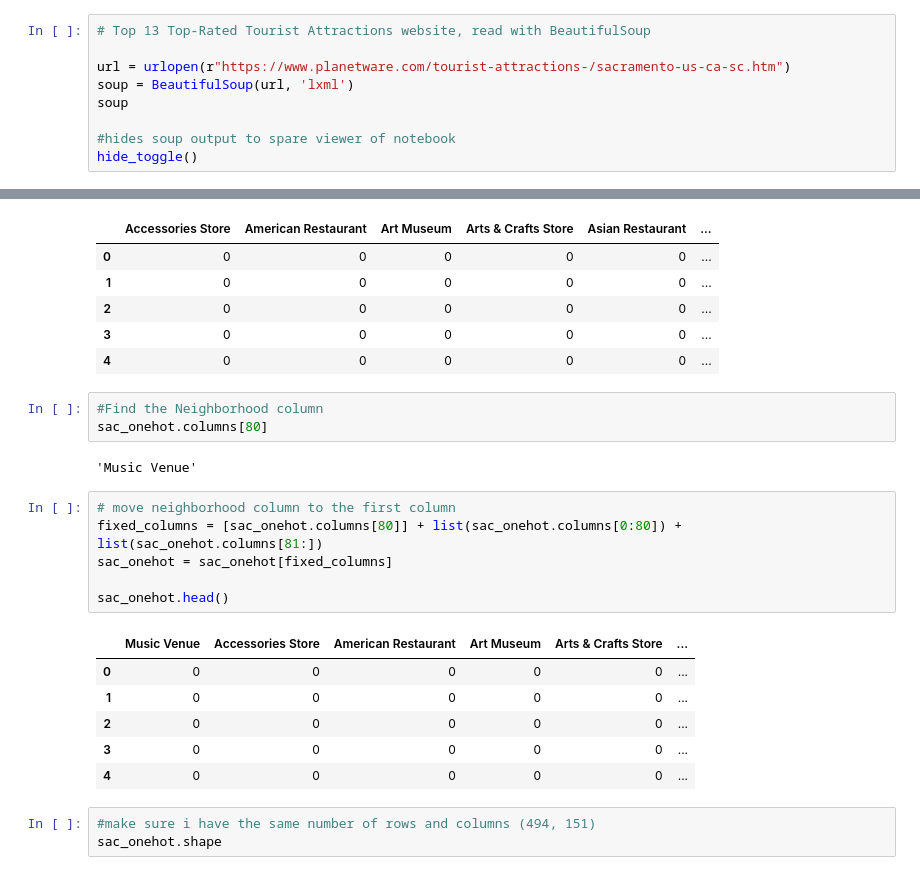
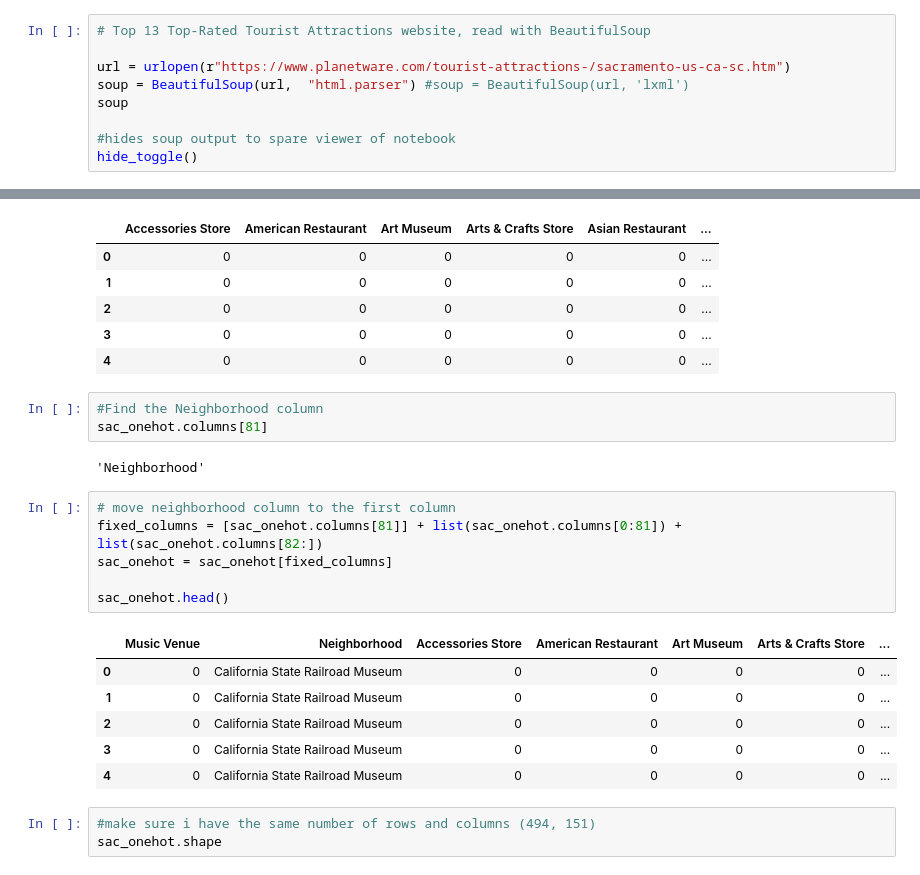
Before and after one commit to mkchrist/Coursera_Capstone, a Jupyter notebook: Week 5 Assignment: Battle of the Neighborhoods.ipynb, the cells around one changed output, grey strips where cells are left out. Drawn from its saved outputs; the diff is of its cells as text.

```diff
--- a/Week 5 Assignment: Battle of the Neighborhoods.ipynb
+++ b/Week 5 Assignment: Battle of the Neighborhoods.ipynb
@@ -104,7 +109,7 @@ hide_toggle()
 # Top 13 Top-Rated Tourist Attractions website, read with BeautifulSoup
 
 url = urlopen(r"https://www.planetware.com/tourist-attractions-/sacramento-us-ca-sc.htm")
-soup = BeautifulSoup(url, 'lxml')
+soup = BeautifulSoup(url,  "html.parser") #soup = BeautifulSoup(url, 'lxml')
 soup
 
 #hides soup output to spare viewer of notebook
@@ -425,22 +430,22 @@ sac_onehot.head()
 | 4 | 0 | 0 | 0 | 0 | 0 | ... |
 # %%
 #Find the Neighborhood column
-sac_onehot.columns[80]
+sac_onehot.columns[81]
 # %% [output]
-'Music Venue'
+'Neighborhood'
 # %%
 # move neighborhood column to the first column
-fixed_columns = [sac_onehot.columns[80]] + list(sac_onehot.columns[0:80]) + list(sac_onehot.columns[81:])
+fixed_columns = [sac_onehot.columns[81]] + list(sac_onehot.columns[0:81]) + list(sac_onehot.columns[82:])
 sac_onehot = sac_onehot[fixed_columns]
 
 sac_onehot.head()
 # %% [output]
-|  | Music Venue | Accessories Store | American Restaurant | Art Museum | Arts & Crafts Store | ... |
-| 0 | 0 | 0 | 0 | 0 | 0 | ... |
-| 1 | 0 | 0 | 0 | 0 | 0 | ... |
-| 2 | 0 | 0 | 0 | 0 | 0 | ... |
-| 3 | 0 | 0 | 0 | 0 | 0 | ... |
-| 4 | 0 | 0 | 0 | 0 | 0 | ... |
+|  | Music Venue | Neighborhood | Accessories Store | American Restaurant | Art Museum | Arts & Crafts Store | ... |
+| 0 | 0 | California State Railroad Museum | 0 | 0 | 0 | 0 | ... |
+| 1 | 0 | California State Railroad Museum | 0 | 0 | 0 | 0 | ... |
+| 2 | 0 | California State Railroad Museum | 0 | 0 | 0 | 0 | ... |
+| 3 | 0 | California State Railroad Museum | 0 | 0 | 0 | 0 | ... |
+| 4 | 0 | California State Railroad Museum | 0 | 0 | 0 | 0 | ... |
 # %%
 #make sure i have the same number of rows and columns (494, 151)
 sac_onehot.shape
```
Also changed, not shown: parts of 16 cells of this notebook.
